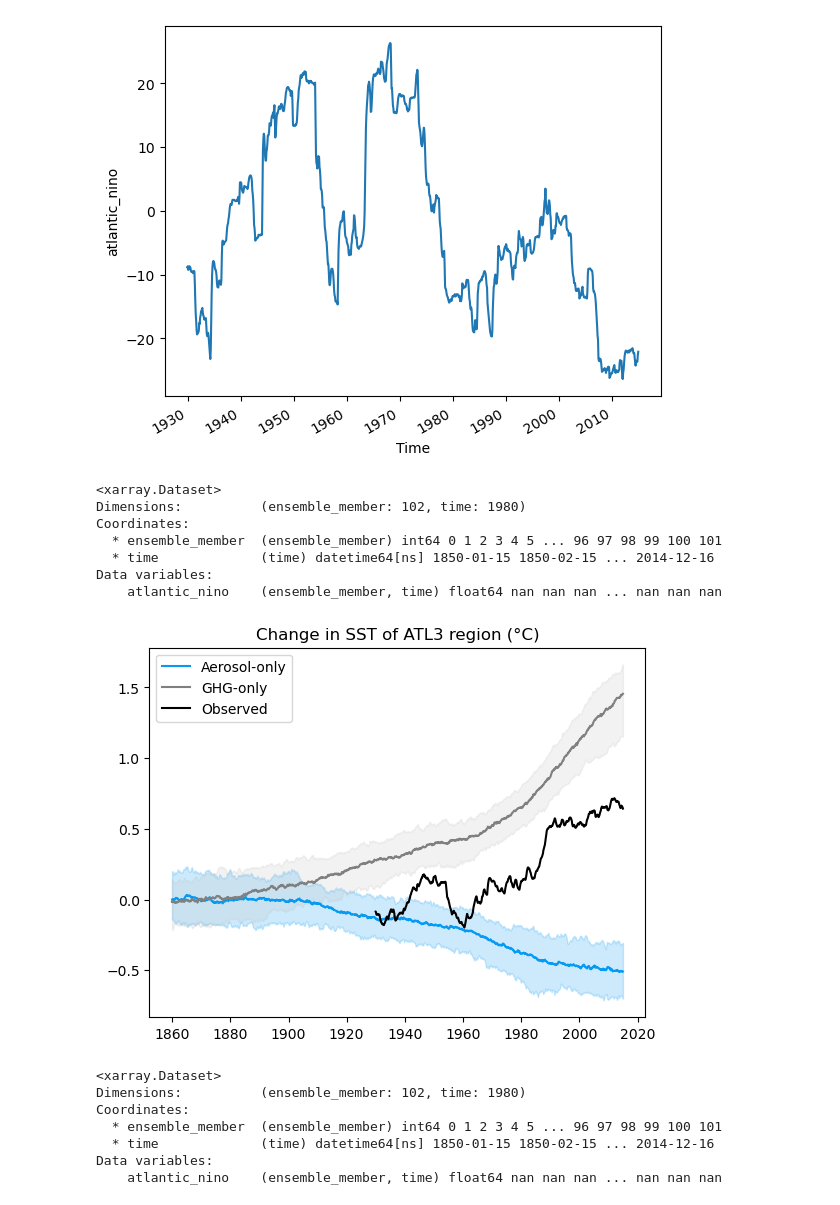
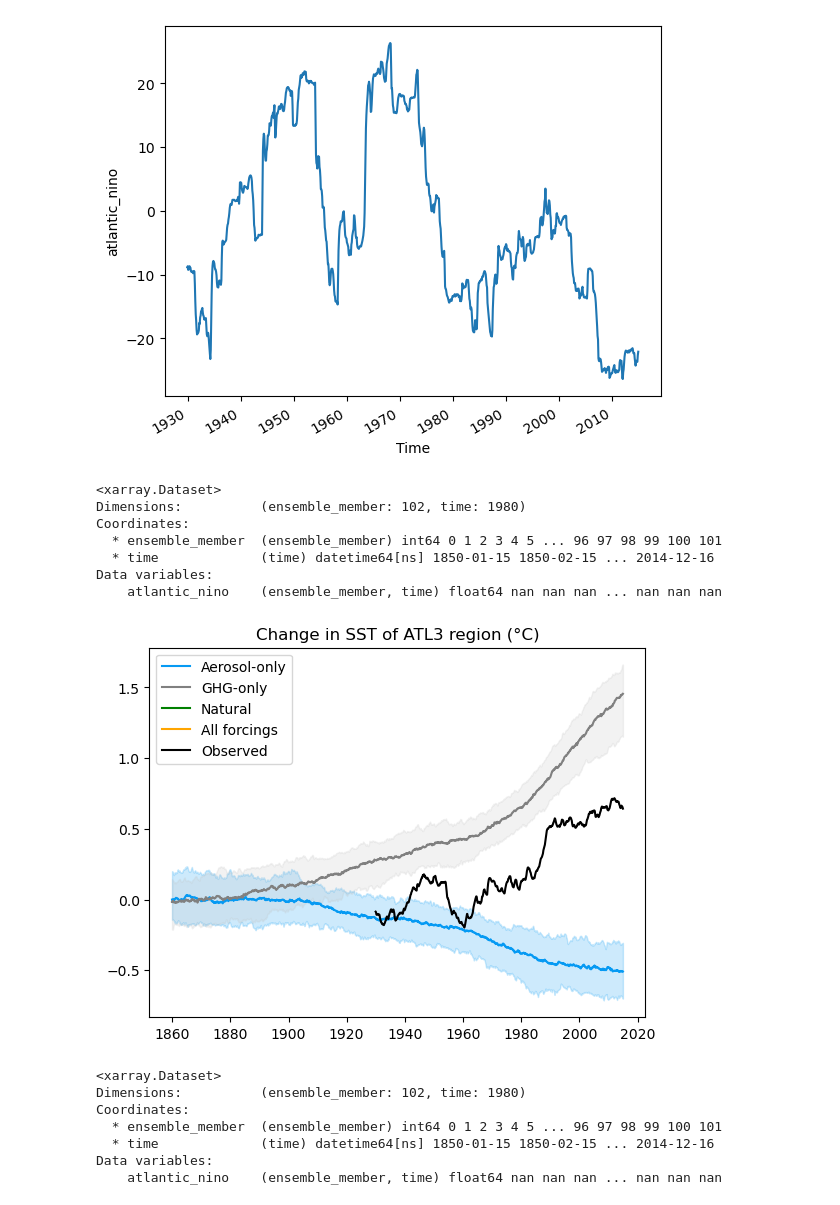
Before and after one commit to pmip4/TropicalAtlanticVariability, a Jupyter notebook: attribution/AZM-attribution.ipynb, the cells around one changed output. Drawn from its saved outputs; the diff is of its cells as text; code cells hidden in the pictures.

Commit message:
Trying to add natural & all forcing to damip plot

```diff
--- a/attribution/AZM-attribution.ipynb
+++ b/attribution/AZM-attribution.ipynb
@@ -20,10 +20,14 @@ def load_cvdp_timeseries(ts_name,dir_name):
         paths = [file_name for file_name in file_names if file_name.endswith('.nc')]
         #Load in an example file to get some metadata
         dataset = xr.open_dataset(dir_name+'/'+paths[0],decode_times=False)
+        dims=dataset.dims
         dataset.time.attrs['calendar']='360_day'
         dataset.time_mon1.attrs['calendar']='360_day'
         dataset.time_mon2.attrs['calendar']='360_day'
         dataset.time_mon3.attrs['calendar']='360_day'
+        if "time_lag_cor" in dims:
+            dataset.time_lag_cor.attrs['calendar']='360_day'
+
         dataset=xr.decode_cf(dataset,decode_times=True)
         dataset=dataset.convert_calendar('proleptic_gregorian',align_on='year')
         time=dataset.time
@@ -38,14 +42,8 @@ def load_cvdp_timeseries(ts_name,dir_name):
         for i in range(1,num_ensemble_members-1):
             # Open the dataset using xarray
             dataset = xr.open_dataset(dir_name+'/'+paths[i],decode_times=False)
-            dataset.time.attrs['calendar']='360_day'
-            dataset.time_mon1.attrs['calendar']='360_day'
-            dataset.time_mon2.attrs['calendar']='360_day'
-            dataset.time_mon3.attrs['calendar']='360_day'
-            dataset=xr.decode_cf(dataset,decode_times=True)
-            dataset=dataset.convert_calendar('proleptic_gregorian',align_on='year')
             # Extract time series of interest
-            da[i,:] = dataset[ts_name]
+            da[i,:].data = dataset[ts_name].data
 
         # Print the information about the DataArray
         print('and saved it to a file called '+nc_file_name+'for later use')
@@ -55,6 +53,8 @@ def load_cvdp_timeseries(ts_name,dir_name):
 # %%
 aer_array=load_cvdp_timeseries('atlantic_nino','cmip6.hist-aer.cvdp_data')
 ghg_array=load_cvdp_timeseries('atlantic_nino','cmip6.hist-GHG.cvdp_data')
+nat_array=load_cvdp_timeseries('atlantic_nino','cmip6.hist-nat.cvdp_data')
+all_array=load_cvdp_timeseries('atlantic_nino','cmip6.hist.cvdp_data')
 ghg_array
 # %% [output]
 Loaded atlantic_nino from pre-existing file called atlantic_nino.cmip6.hist-aer.cvdp_data.nc
@@ -132,34 +134,55 @@ top_pctile = top_pctile_raw-median_raw.sel(time=slice('1850-01-01','1879-12-31')
 plt.plot(aer_array.time, median, label='Aerosol-only',color='xkcd:azure')
 plt.fill_between(aer_array.time, bot_pctile, top_pctile, alpha=0.2,color='xkcd:azure')
 
 #repeat for the GHG runs
 median_raw = ghg_array['atlantic_nino'].rolling(time=window_size).mean().median(dim='ensemble_member')
 median = median_raw-median_raw.sel(time=slice('1850-01-01','1879-12-31')).mean(dim='time')
 bot_pctile_raw = ghg_array['atlantic_nino'].rolling(time=window_size).mean().quantile(0.05, dim='ensemble_member')
 bot_pctile = bot_pctile_raw-median_raw.sel(time=slice('1850-01-01','1879-12-31')).mean(dim='time')
 top_pctile_raw = ghg_array['atlantic_nino'].rolling(time=window_size).mean().quantile(0.95, dim='ensemble_member')
 top_pctile = top_pctile_raw-median_raw.sel(time=slice('1850-01-01','1879-12-31')).mean(dim='time')
 plt.plot(ghg_array.time, median, label='GHG-only',color='gray')
 plt.fill_between(ghg_array.time, bot_pctile, top_pctile, alpha=0.2,color='silver')
 
+#repeat for the natural runs
+median_raw = nat_array['atlantic_nino'].rolling(time=window_size).mean().median(dim='ensemble_member')
+median = median_raw-median_raw.sel(time=slice('1850-01-01','1879-12-31')).mean(dim='time')
+bot_pctile_raw = nat_array['atlantic_nino'].rolling(time=window_size).mean().quantile(0.05, dim='ensemble_member')
+bot_pctile = bot_pctile_raw-median_raw.sel(time=slice('1850-01-01','1879-12-31')).mean(dim='time')
+top_pctile_raw = nat_array['atlantic_nino'].rolling(time=window_size).mean().quantile(0.95, dim='ensemble_member')
+top_pctile = top_pctile_raw-median_raw.sel(time=slice('1850-01-01','1879-12-31')).mean(dim='time')
+plt.plot(nat_array.time, median, label='Natural',color='green')
+plt.fill_between(nat_array.time, bot_pctile, top_pctile, alpha=0.2,color='green')
+
+
+#repeat for the all forcing runs
+median_raw = all_array['atlantic_nino'].rolling(time=window_size).mean().median(dim='ensemble_member')
+median = median_raw-median_raw.sel(time=slice('1920-01-01','1949-12-31')).mean(dim='time')
+bot_pctile_raw = all_array['atlantic_nino'].rolling(time=window_size).mean().quantile(0.05, dim='ensemble_member')
+bot_pctile = bot_pctile_raw-median_raw.sel(time=slice('1920-01-01','1949-12-31')).mean(dim='time')
+top_pctile_raw = all_array['atlantic_nino'].rolling(time=window_size).mean().quantile(0.95, dim='ensemble_member')
+top_pctile = top_pctile_raw-median_raw.sel(time=slice('1920-01-01','1949-12-31')).mean(dim='time')
+plt.plot(all_array.time, median, label='All forcings',color='orange')
+plt.fill_between(all_array.time, bot_pctile, top_pctile, alpha=0.2,color='orange')
+
 # Add in the observations...
 plt.plot(obs.time,obs_smoothed_normed, label='Observed',color='black')
 
 # Customize the plot
 plt.title('Change in SST of ATL3 region (\u00b0C)')
 plt.legend()
 
 # Show the plot
 plt.show()
 # %% [output]
 <xarray.Dataset>
 Dimensions:          (ensemble_member: 102, time: 1980)
 Coordinates:
   * ensemble_member  (ensemble_member) int64 0 1 2 3 4 5 ... 96 97 98 99 100 101
   * time             (time) datetime64[ns] 1850-01-15 1850-02-15 ... 2014-12-16
 Data variables:
     atlantic_nino    (ensemble_member, time) float64 nan nan nan ... nan nan nan
-[figure, old version]
+[figure, new version]
 # %%
 # Compute the median and percentile ranges along the y-axis
 print(aer_array)
```
Also changed, not shown: parts of 1 cell of this notebook.
